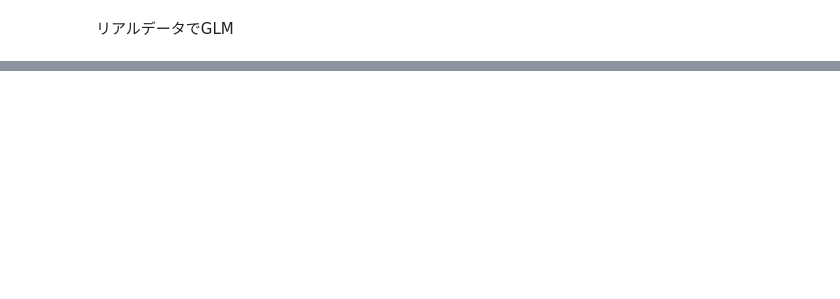
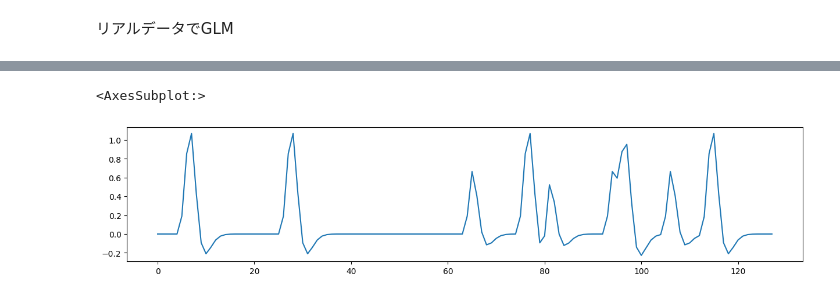
Before and after one commit to izpyon/dartbrains-exercise, a Jupyter notebook: codes_jp/06_GLM_Single_Subject_Model.ipynb, the cells around one changed output, grey strips where cells are left out. Cells and saved outputs as stored; diff of their text form; code cells hidden in the pictures; blank space fills up the shorter version.

```diff
--- a/codes_jp/06_GLM_Single_Subject_Model.ipynb
+++ b/codes_jp/06_GLM_Single_Subject_Model.ipynb
@@ -47,0 +94,6 @@ Pinel Localizerタスクは、視覚認識、指のタッピング、言語、
+# %%
+f,a = plt.subplots(figsize=(15,3))
+dm_conv['horizontal_checkerboard_c0'].plot(ax=a)
+# %% [output]
+<AxesSubplot:>
+[figure, added]
```
Also changed, not shown: parts of 27 cells of this notebook.
